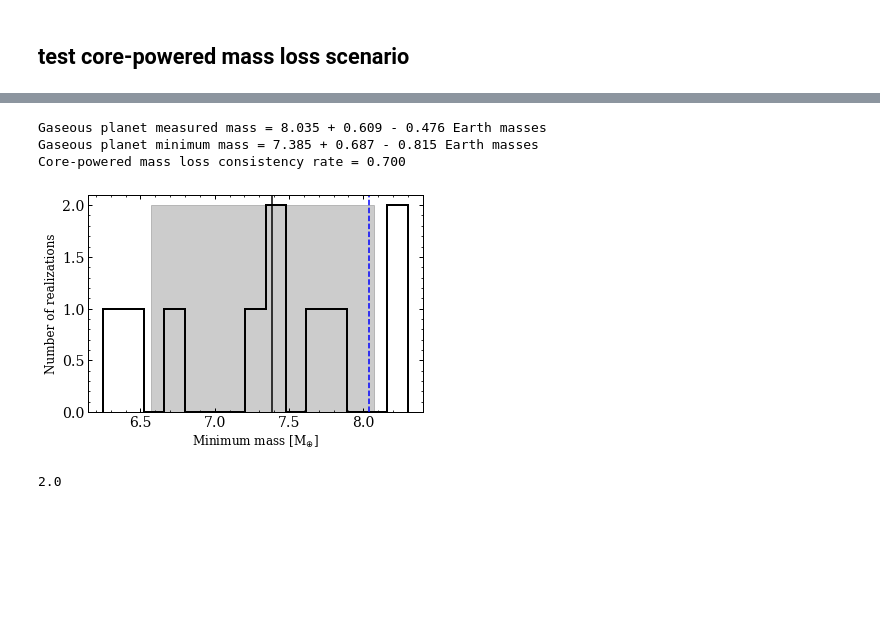
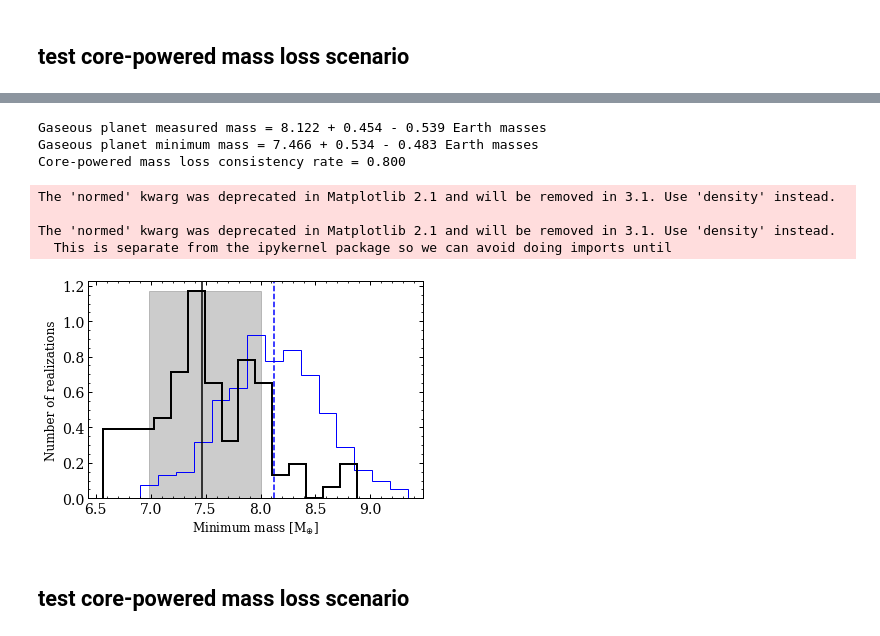
Before and after one commit to r-cloutier/RadValMassPred, a Jupyter notebook: example_run.ipynb, the cells around one changed output, grey strips where cells are left out. Cells and saved outputs as stored; diff of their text form; code cells hidden in the pictures; blank space fills up the shorter version.

Commit message:
added gas poor formation predictions to two_planet_system

```diff
--- a/example_run.ipynb
+++ b/example_run.ipynb
@@ -42,5 +42,7 @@ Time elapsed = 33.6 seconds (0.56 minutes).
 # %%
 # plot results
+mppost = np.random.randn(1000)*tps.planet_gaseous.mass[1] + tps.planet_gaseous.mass[0]
+_=plt.hist(mppost, bins=15, histtype='step', color='b', normed=1)
 p=plt.hist(tps.photoevaporation.planet_gaseous.Mmin_solution_samples, bins=15, normed=1, histtype='step', color='k', lw=2)
 plt.xlabel('Minimum mass [M$_{\oplus}$]', fontsize=12), plt.ylabel('PDF', fontsize=12)
 plt.axvline(tps.photoevaporation.planet_gaseous.Mmin_solution[0], color='k')
@@ -68,20 +73,23 @@ Time elapsed = 108.9 seconds (1.81 minutes).
 # %%
 # plot results
-p=plt.hist(tps.corepoweredmassloss.planet_gaseous.Mmin_solution_samples, bins=15, histtype='step', color='k', lw=2)
+_=plt.hist(mppost, bins=15, histtype='step', color='b', normed=1)
+p=plt.hist(tps.corepoweredmassloss.planet_gaseous.Mmin_solution_samples, bins=15, histtype='step', color='k', lw=2, normed=1)
 plt.xlabel('Minimum mass [M$_{\oplus}$]', fontsize=12), plt.ylabel('Number of realizations', fontsize=12)
 plt.axvline(tps.corepoweredmassloss.planet_gaseous.Mmin_solution[0], color='k')
 plt.axvline(tps.corepoweredmassloss.planet_gaseous.mass[0], ls='--', color='b')
 plt.fill_between([tps.corepoweredmassloss.planet_gaseous.Mmin_solution[0]-tps.corepoweredmassloss.planet_gaseous.Mmin_solution[2],
                   tps.corepoweredmassloss.planet_gaseous.Mmin_solution[0]+tps.corepoweredmassloss.planet_gaseous.Mmin_solution[1]], 0, p[0].max(), color='k', alpha=.2)
 print('Gaseous planet measured mass = %.3f + %.3f - %.3f Earth masses'%(tps.planet_gaseous.mass))
 print('Gaseous planet minimum mass = %.3f + %.3f - %.3f Earth masses'%(tps.corepoweredmassloss.planet_gaseous.Mmin_solution))
 print('Core-powered mass loss consistency rate = %.3f'%tps.corepoweredmassloss.planet_gaseous.frac_consistent_corepoweredmassloss)
 # %% [output]
-Gaseous planet measured mass = 8.035 + 0.609 - 0.476 Earth masses
-Gaseous planet minimum mass = 7.385 + 0.687 - 0.815 Earth masses
-Core-powered mass loss consistency rate = 0.700
+Gaseous planet measured mass = 8.122 + 0.454 - 0.539 Earth masses
+Gaseous planet minimum mass = 7.466 + 0.534 - 0.483 Earth masses
+Core-powered mass loss consistency rate = 0.800
+The 'normed' kwarg was deprecated in Matplotlib 2.1 and will be removed in 3.1. Use 'density' instead.
+
+The 'normed' kwarg was deprecated in Matplotlib 2.1 and will be removed in 3.1. Use 'density' instead.
+  This is separate from the ipykernel package so we can avoid doing imports until
-[figure, old version]
+[figure, new version]
-# %%
-p[0].max()
-# %% [output]
-2.0
+# %% [markdown]
+## test core-powered mass loss scenario
```
Also changed, not shown: parts of 5 cells of this notebook, 4 other files.
